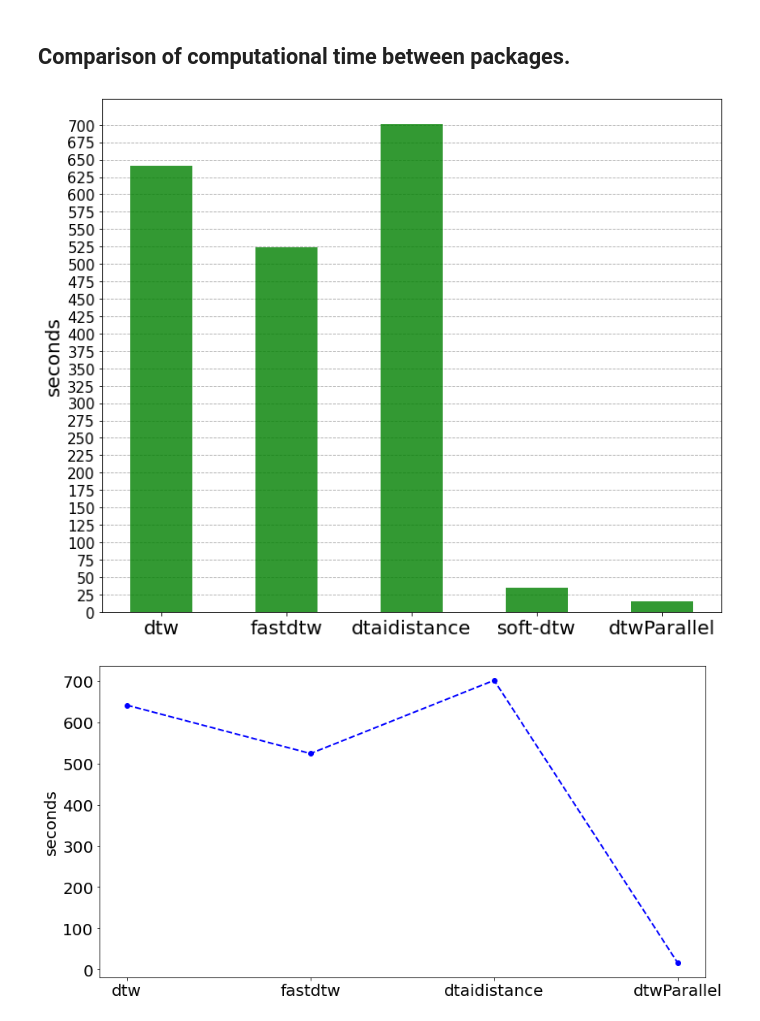
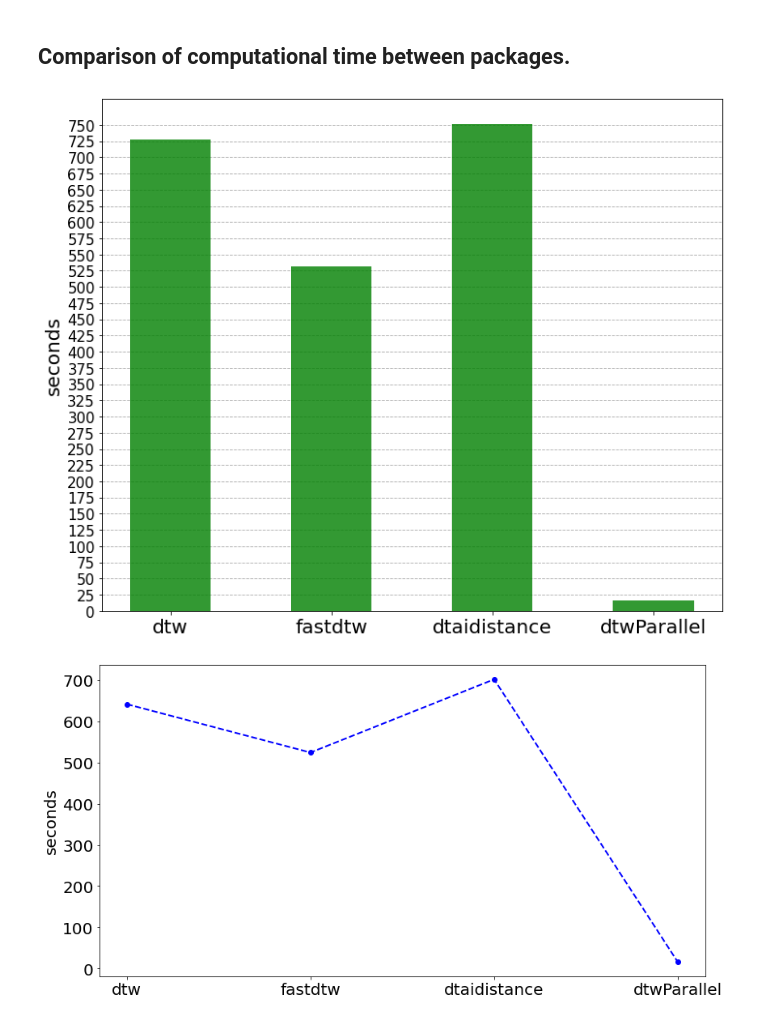
Before and after one commit to oscarescuderoarnanz/dtwParallel, a Jupyter notebook: exampleData/CodeExamples/plot_timeExamples.ipynb, the cells around one changed output. Saved outputs shown, nothing was run; the diff lists cells and outputs as text; code cells hidden in the pictures.

```diff
--- a/exampleData/CodeExamples/plot_timeExamples.ipynb
+++ b/exampleData/CodeExamples/plot_timeExamples.ipynb
@@ -194,19 +194,19 @@ axis.set_axisbelow(True)  # grid lines are behind the rest
 # %% [markdown]
 ## Comparison of computational time between packages.
 # %%
-data = np.loadtxt('../results_E1_SyntheticData/dtw.txt', dtype=str)
+data = np.loadtxt('../results_E2_SyntheticData/dtw.txt', dtype=str)
 a = [word.rstrip(",[]") for word in data]
 a[0] = a[0][1:]
 a = [float(i) for i in a]
 dtw_value = np.mean(a)
 # %%
-data = np.loadtxt('../results_E1_SyntheticData/fastdtw.txt', dtype=str)
+data = np.loadtxt('../results_E2_SyntheticData/fastdtw.txt', dtype=str)
 a = [word.rstrip(",[]") for word in data]
 a[0] = a[0][1:]
 a = [float(i) for i in a]
 fastdtw_value = np.mean(a)
 # %%
-data = np.loadtxt('../results_E1_SyntheticData/dtaidistance.txt', dtype=str)
+data = np.loadtxt('../results_E2_SyntheticData/dtaidistance_dep.txt', dtype=str)
 a = [word.rstrip(",[]") for word in data]
 a[0] = a[0][1:]
 a = [float(i) for i in a]
@@ -220,22 +220,22 @@ softdtw_value = np.mean(a)
 # %%
-values = [dtw_value, fastdtw_value, dtaidistance_value, softdtw_value, np.mean(dicc[64])]
+values = [dtw_value, fastdtw_value, dtaidistance_value, np.mean(dicc[64])]
 # %%
 fig,axis = plt.subplots(1,1,figsize=(10,8))
 
-plt.bar(np.arange(5), values, color='green', width=0.5, alpha=0.8)
+plt.bar(np.arange(4), values, color='green', width=0.5, alpha=0.8)
 
-keys_finales = ['dtw', 'fastdtw', 'dtaidistance',  'soft-dtw', 'dtwParallel']
-plt.xticks(np.arange(5), keys_finales, fontsize=20)
-keys_finales_2 = np.arange(0,725,25)
+keys_finales = ['dtw', 'fastdtw', 'dtaidistance', 'dtwParallel']
+plt.xticks(np.arange(4), keys_finales, fontsize=20)
+keys_finales_2 = np.arange(0,775,25)
 plt.yticks(keys_finales_2, fontsize=15)
 axis.set_ylabel('seconds',fontsize=20)
 plt.tight_layout()
 axis.yaxis.grid(linestyle = 'dashed')  # grid lines
 axis.set_axisbelow(True)  # grid lines are behind the rest
 
 plt.savefig("../Figures/comparativeTime.png")
 # %% [output]
-[figure, old version]
+[figure, new version]
 # %%
 fig,axis = plt.subplots(1,1,figsize=(12,6))
 
```
Also changed, not shown: parts of 2 cells of this notebook, 14 other files.
